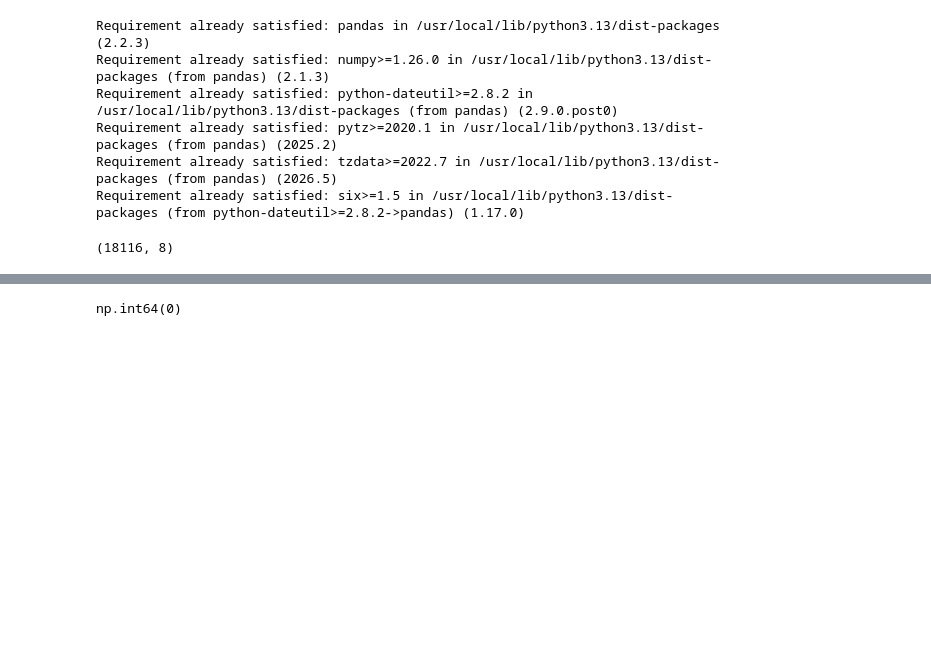
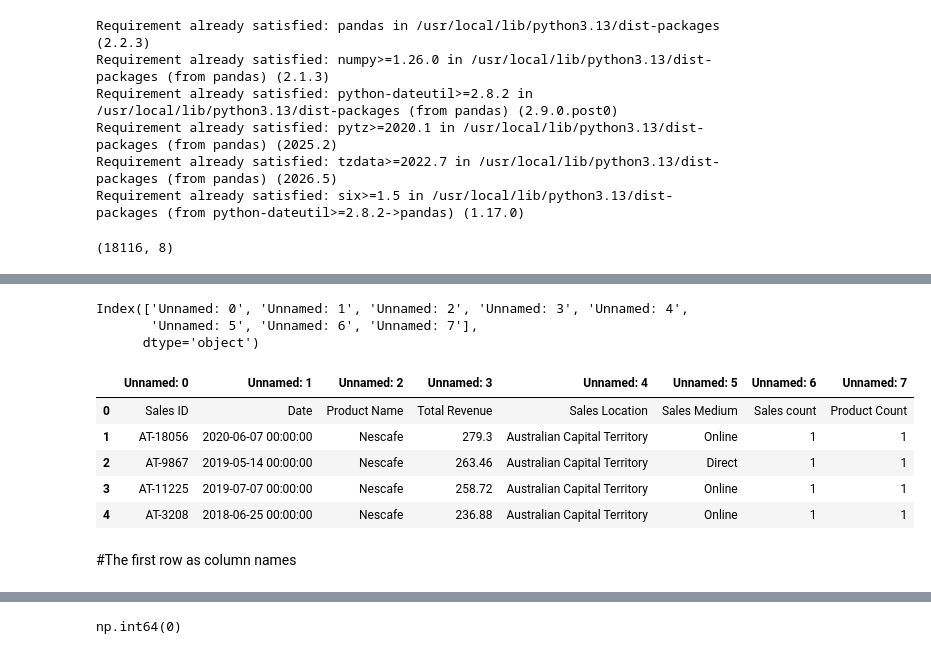
Before and after one commit to Kiruba-RaamKumar/Data-cleaning, a Jupyter notebook: NESTLE.ipynb, the cells around one changed output, grey strips where cells are left out. Drawn from its saved outputs; the diff is of its cells as text; code cells hidden in the pictures; blank space fills up the shorter version.

```diff
--- a/NESTLE.ipynb
+++ b/NESTLE.ipynb
@@ -17,0 +36,17 @@ df.shape
+# %%
+df.columns
+# %% [output]
+Index(['Unnamed: 0', 'Unnamed: 1', 'Unnamed: 2', 'Unnamed: 3', 'Unnamed: 4',
+       'Unnamed: 5', 'Unnamed: 6', 'Unnamed: 7'],
+      dtype='object')
+# %%
+df.head()
+# %% [output]
+|  | Unnamed: 0 | Unnamed: 1 | Unnamed: 2 | Unnamed: 3 | Unnamed: 4 | Unnamed: 5 | Unnamed: 6 | Unnamed: 7 |
+| 0 | Sales ID | Date | Product Name | Total Revenue | Sales Location | Sales Medium | Sales count | Product Count |
+| 1 | AT-18056 | 2020-06-07 00:00:00 | Nescafe | 279.3 | Australian Capital Territory | Online | 1 | 1 |
+| 2 | AT-9867 | 2019-05-14 00:00:00 | Nescafe | 263.46 | Australian Capital Territory | Direct | 1 | 1 |
+| 3 | AT-11225 | 2019-07-07 00:00:00 | Nescafe | 258.72 | Australian Capital Territory | Online | 1 | 1 |
+| 4 | AT-3208 | 2018-06-25 00:00:00 | Nescafe | 236.88 | Australian Capital Territory | Online | 1 | 1 |
+# %% [markdown]
+#The first row as column names
```
Also changed, not shown: parts of 20 cells of this notebook.
